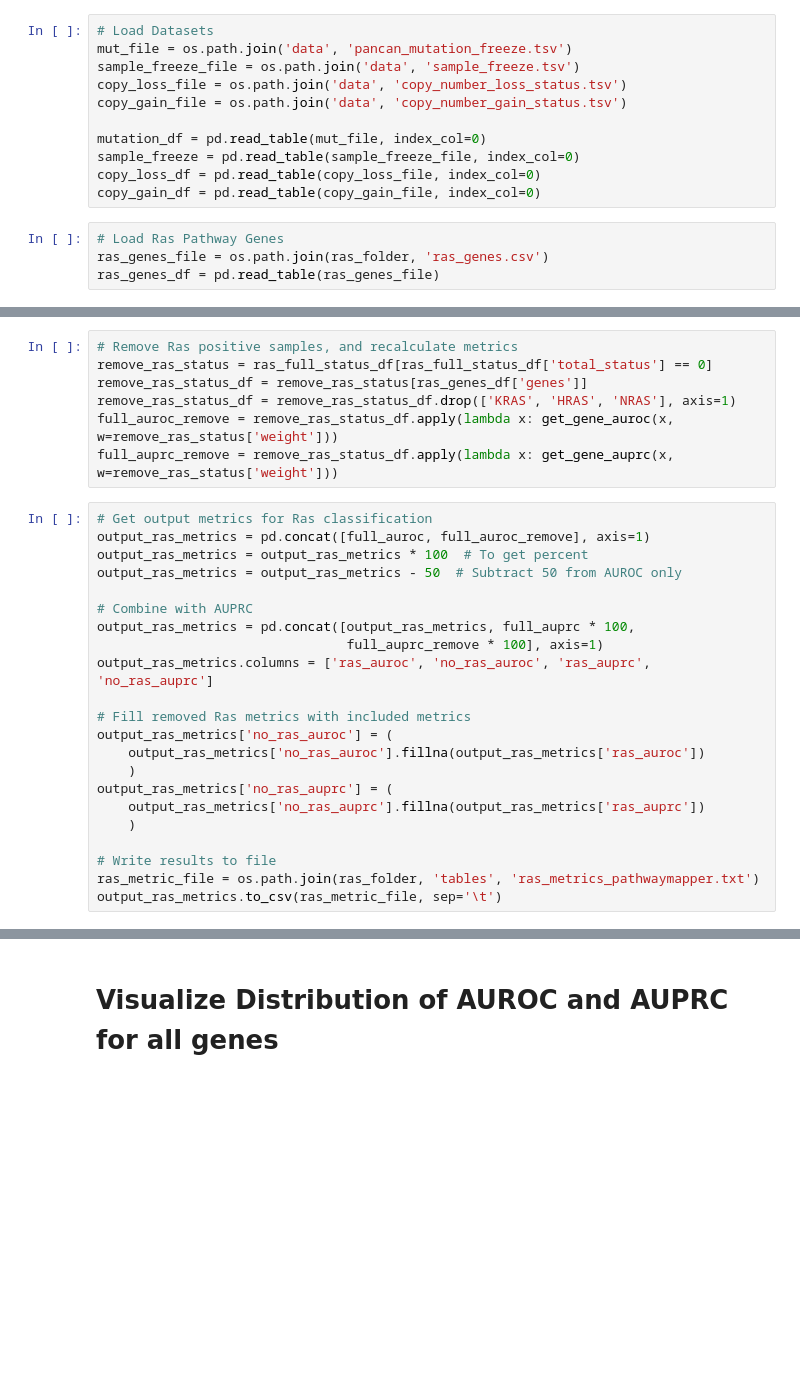
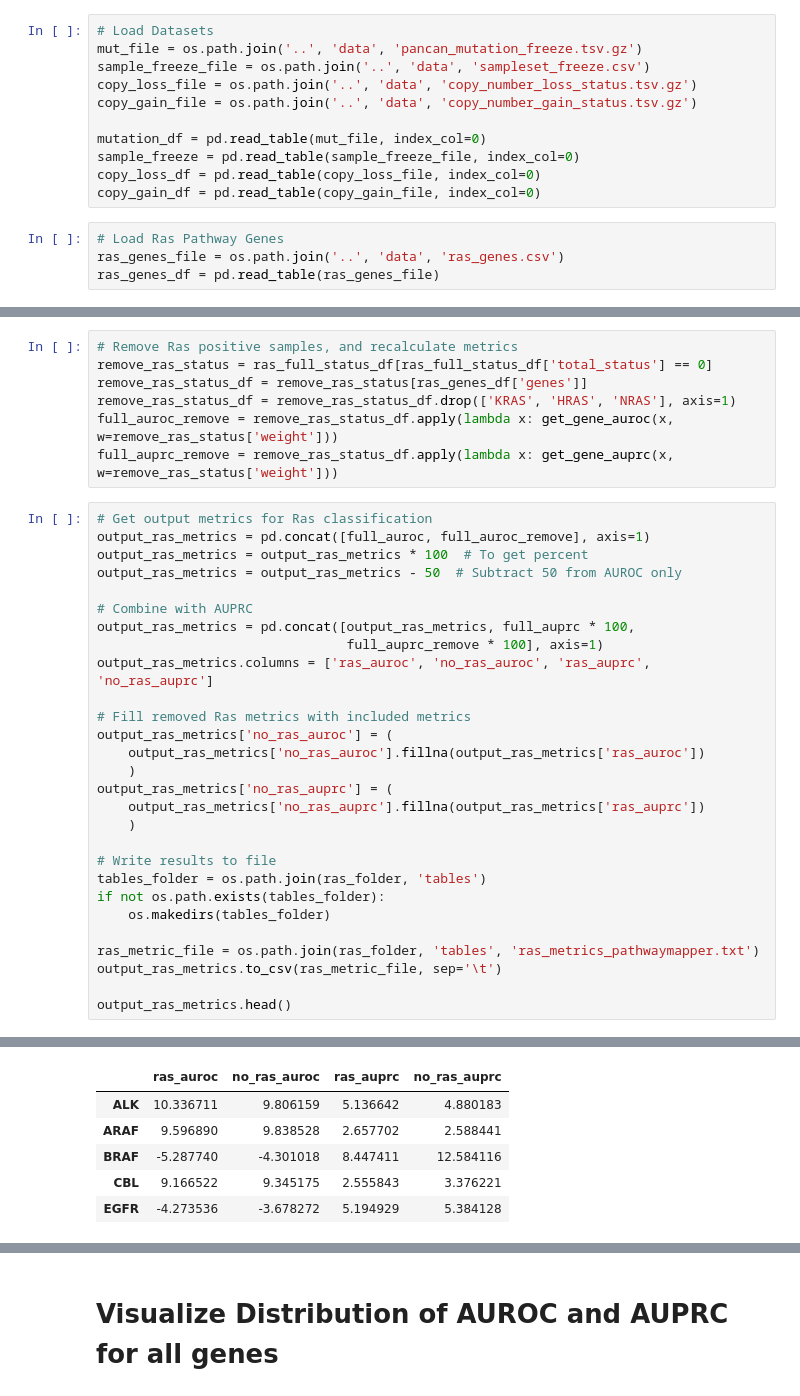
Before and after one commit to greenelab/pancancer, a Jupyter notebook: scripts/alternative_genes_pathwaymapper.ipynb, the cells around one changed output, grey strips where cells are left out. Saved outputs shown, nothing was run; the diff lists cells and outputs as text; blank space fills up the shorter version.

```diff
--- a/scripts/alternative_genes_pathwaymapper.ipynb
+++ b/scripts/alternative_genes_pathwaymapper.ipynb
@@ -20,9 +27,9 @@ ras_folder = os.path.join('classifiers', 'RAS')
 # %%
 # Load Datasets
-mut_file = os.path.join('data', 'pancan_mutation_freeze.tsv')
-sample_freeze_file = os.path.join('data', 'sample_freeze.tsv')
-copy_loss_file = os.path.join('data', 'copy_number_loss_status.tsv')
-copy_gain_file = os.path.join('data', 'copy_number_gain_status.tsv')
+mut_file = os.path.join('..', 'data', 'pancan_mutation_freeze.tsv.gz')
+sample_freeze_file = os.path.join('..', 'data', 'sampleset_freeze.csv')
+copy_loss_file = os.path.join('..', 'data', 'copy_number_loss_status.tsv.gz')
+copy_gain_file = os.path.join('..', 'data', 'copy_number_gain_status.tsv.gz')
 
 mutation_df = pd.read_table(mut_file, index_col=0)
 sample_freeze = pd.read_table(sample_freeze_file, index_col=0)
@@ -30,7 +37,7 @@ copy_loss_df = pd.read_table(copy_loss_file, index_col=0)
 copy_gain_df = pd.read_table(copy_gain_file, index_col=0)
 # %%
 # Load Ras Pathway Genes
-ras_genes_file = os.path.join(ras_folder, 'ras_genes.csv')
+ras_genes_file = os.path.join('..', 'data', 'ras_genes.csv')
 ras_genes_df = pd.read_table(ras_genes_file)
 # %%
 # Load classifier weights
@@ -119,5 +126,12 @@ output_ras_metrics['no_ras_auprc'] = (
     )
 
 # Write results to file
+tables_folder = os.path.join(ras_folder, 'tables')
+if not os.path.exists(tables_folder):
+    os.makedirs(tables_folder)
+
 ras_metric_file = os.path.join(ras_folder, 'tables', 'ras_metrics_pathwaymapper.txt')
 output_ras_metrics.to_csv(ras_metric_file, sep='\t')
+
+output_ras_metrics.head()
+# %% [output]
@@ -124,3 +150,9 @@ output_ras_metrics.to_csv(ras_metric_file, sep='\t')
+|  | ras_auroc | no_ras_auroc | ras_auprc | no_ras_auprc |
+| ALK | 10.336711 | 9.806159 | 5.136642 | 4.880183 |
+| ARAF | 9.596890 | 9.838528 | 2.657702 | 2.588441 |
+| BRAF | -5.287740 | -4.301018 | 8.447411 | 12.584116 |
+| CBL | 9.166522 | 9.345175 | 2.555843 | 3.376221 |
+| EGFR | -4.273536 | -3.678272 | 5.194929 | 5.384128 |
 # %%
 # Display Ras pathway metrics
 all_samples_ras_pathway_status = ras_full_status_df[ras_genes_df['genes']].max(axis=1)
```
Also changed, not shown: parts of 12 cells of this notebook, 16 other files.
